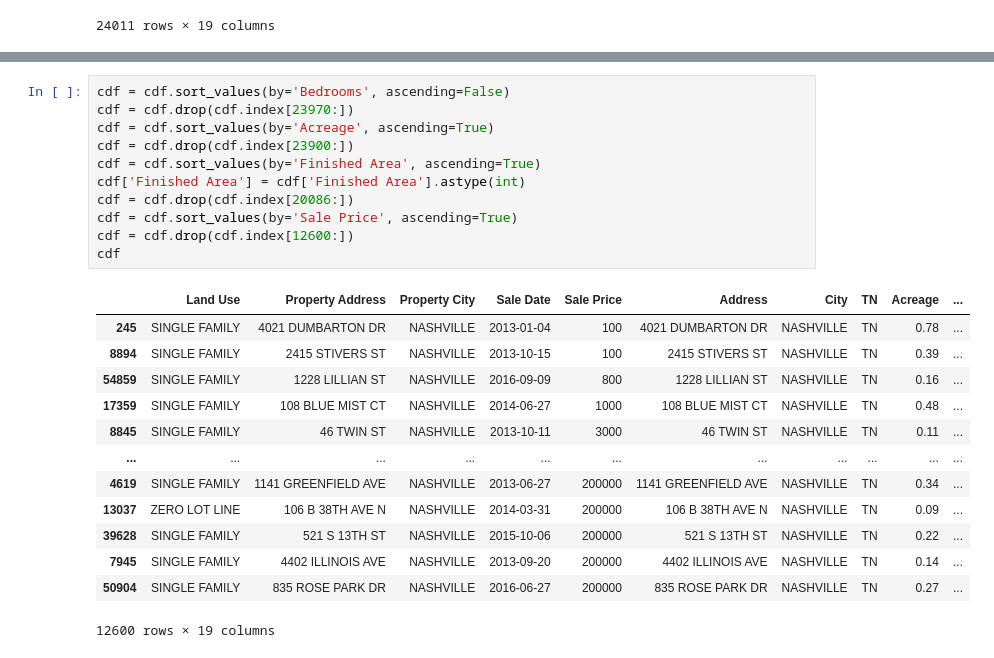
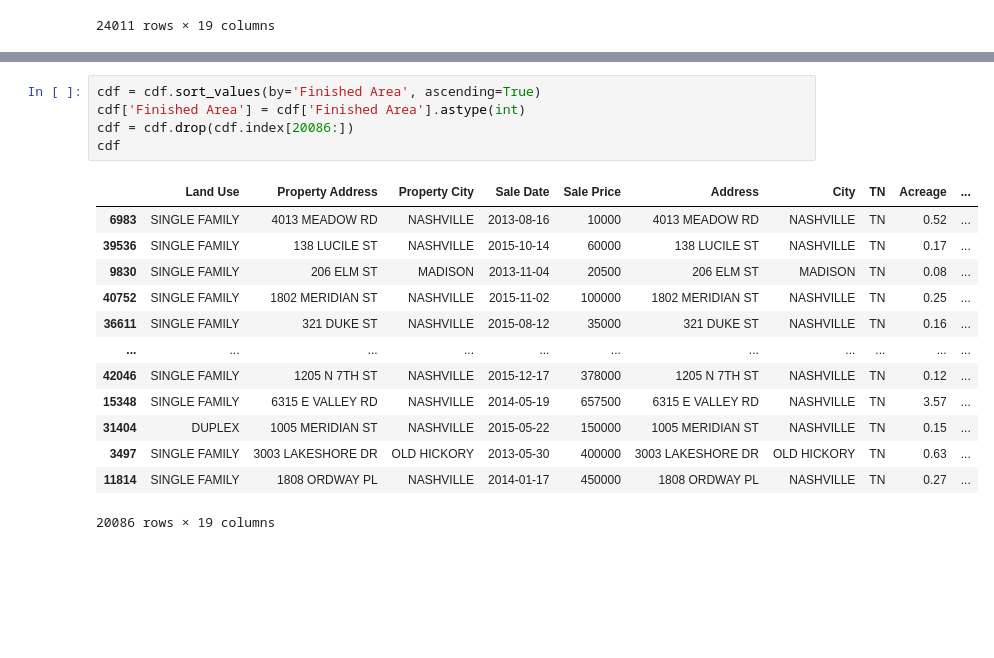
Before and after one commit to cmlakin/Machine-Learning-Final-Project----Lakin-Corrina, a Jupyter notebook: MLFP_Lakin.ipynb, the cells around one changed output, grey strips where cells are left out. Saved outputs shown, nothing was run; the diff lists cells and outputs as text; blank space fills up the shorter version.

```diff
--- a/MLFP_Lakin.ipynb
+++ b/MLFP_Lakin.ipynb
@@ -50,25 +87,19 @@ cdf
 # %%
-cdf = cdf.sort_values(by='Bedrooms', ascending=False)
-cdf = cdf.drop(cdf.index[23970:])
-cdf = cdf.sort_values(by='Acreage', ascending=True)
-cdf = cdf.drop(cdf.index[23900:])
 cdf = cdf.sort_values(by='Finished Area', ascending=True)
 cdf['Finished Area'] = cdf['Finished Area'].astype(int)
 cdf = cdf.drop(cdf.index[20086:])
-cdf = cdf.sort_values(by='Sale Price', ascending=True)
-cdf = cdf.drop(cdf.index[12600:])
 cdf
 # %% [output]
 |  | Land Use | Property Address | Property City | Sale Date | Sale Price | Address | City | TN | Acreage | ... |
-| 245 | SINGLE FAMILY | 4021 DUMBARTON DR | NASHVILLE | 2013-01-04 | 100 | 4021 DUMBARTON DR | NASHVILLE | TN | 0.78 | ... |
-| 8894 | SINGLE FAMILY | 2415 STIVERS ST | NASHVILLE | 2013-10-15 | 100 | 2415 STIVERS ST | NASHVILLE | TN | 0.39 | ... |
-| 54859 | SINGLE FAMILY | 1228 LILLIAN ST | NASHVILLE | 2016-09-09 | 800 | 1228 LILLIAN ST | NASHVILLE | TN | 0.16 | ... |
-| 17359 | SINGLE FAMILY | 108 BLUE MIST CT | NASHVILLE | 2014-06-27 | 1000 | 108 BLUE MIST CT | NASHVILLE | TN | 0.48 | ... |
-| 8845 | SINGLE FAMILY | 46 TWIN ST | NASHVILLE | 2013-10-11 | 3000 | 46 TWIN ST | NASHVILLE | TN | 0.11 | ... |
+| 6983 | SINGLE FAMILY | 4013 MEADOW RD | NASHVILLE | 2013-08-16 | 10000 | 4013 MEADOW RD | NASHVILLE | TN | 0.52 | ... |
+| 39536 | SINGLE FAMILY | 138 LUCILE ST | NASHVILLE | 2015-10-14 | 60000 | 138 LUCILE ST | NASHVILLE | TN | 0.17 | ... |
+| 9830 | SINGLE FAMILY | 206 ELM ST | MADISON | 2013-11-04 | 20500 | 206 ELM ST | MADISON | TN | 0.08 | ... |
+| 40752 | SINGLE FAMILY | 1802 MERIDIAN ST | NASHVILLE | 2015-11-02 | 100000 | 1802 MERIDIAN ST | NASHVILLE | TN | 0.25 | ... |
+| 36611 | SINGLE FAMILY | 321 DUKE ST | NASHVILLE | 2015-08-12 | 35000 | 321 DUKE ST | NASHVILLE | TN | 0.16 | ... |
 | ... | ... | ... | ... | ... | ... | ... | ... | ... | ... | ... |
-| 4619 | SINGLE FAMILY | 1141 GREENFIELD AVE | NASHVILLE | 2013-06-27 | 200000 | 1141 GREENFIELD AVE | NASHVILLE | TN | 0.34 | ... |
-| 13037 | ZERO LOT LINE | 106 B 38TH AVE N | NASHVILLE | 2014-03-31 | 200000 | 106 B 38TH AVE N | NASHVILLE | TN | 0.09 | ... |
-| 39628 | SINGLE FAMILY | 521 S 13TH ST | NASHVILLE | 2015-10-06 | 200000 | 521 S 13TH ST | NASHVILLE | TN | 0.22 | ... |
-| 7945 | SINGLE FAMILY | 4402 ILLINOIS AVE | NASHVILLE | 2013-09-20 | 200000 | 4402 ILLINOIS AVE | NASHVILLE | TN | 0.14 | ... |
-| 50904 | SINGLE FAMILY | 835 ROSE PARK DR | NASHVILLE | 2016-06-27 | 200000 | 835 ROSE PARK DR | NASHVILLE | TN | 0.27 | ... |
+| 42046 | SINGLE FAMILY | 1205 N 7TH ST | NASHVILLE | 2015-12-17 | 378000 | 1205 N 7TH ST | NASHVILLE | TN | 0.12 | ... |
+| 15348 | SINGLE FAMILY | 6315 E VALLEY RD | NASHVILLE | 2014-05-19 | 657500 | 6315 E VALLEY RD | NASHVILLE | TN | 3.57 | ... |
+| 31404 | DUPLEX | 1005 MERIDIAN ST | NASHVILLE | 2015-05-22 | 150000 | 1005 MERIDIAN ST | NASHVILLE | TN | 0.15 | ... |
+| 3497 | SINGLE FAMILY | 3003 LAKESHORE DR | OLD HICKORY | 2013-05-30 | 400000 | 3003 LAKESHORE DR | OLD HICKORY | TN | 0.63 | ... |
+| 11814 | SINGLE FAMILY | 1808 ORDWAY PL | NASHVILLE | 2014-01-17 | 450000 | 1808 ORDWAY PL | NASHVILLE | TN | 0.27 | ... |
-12600 rows × 19 columns
+20086 rows × 19 columns
```
Also changed, not shown: parts of 17 cells of this notebook.
